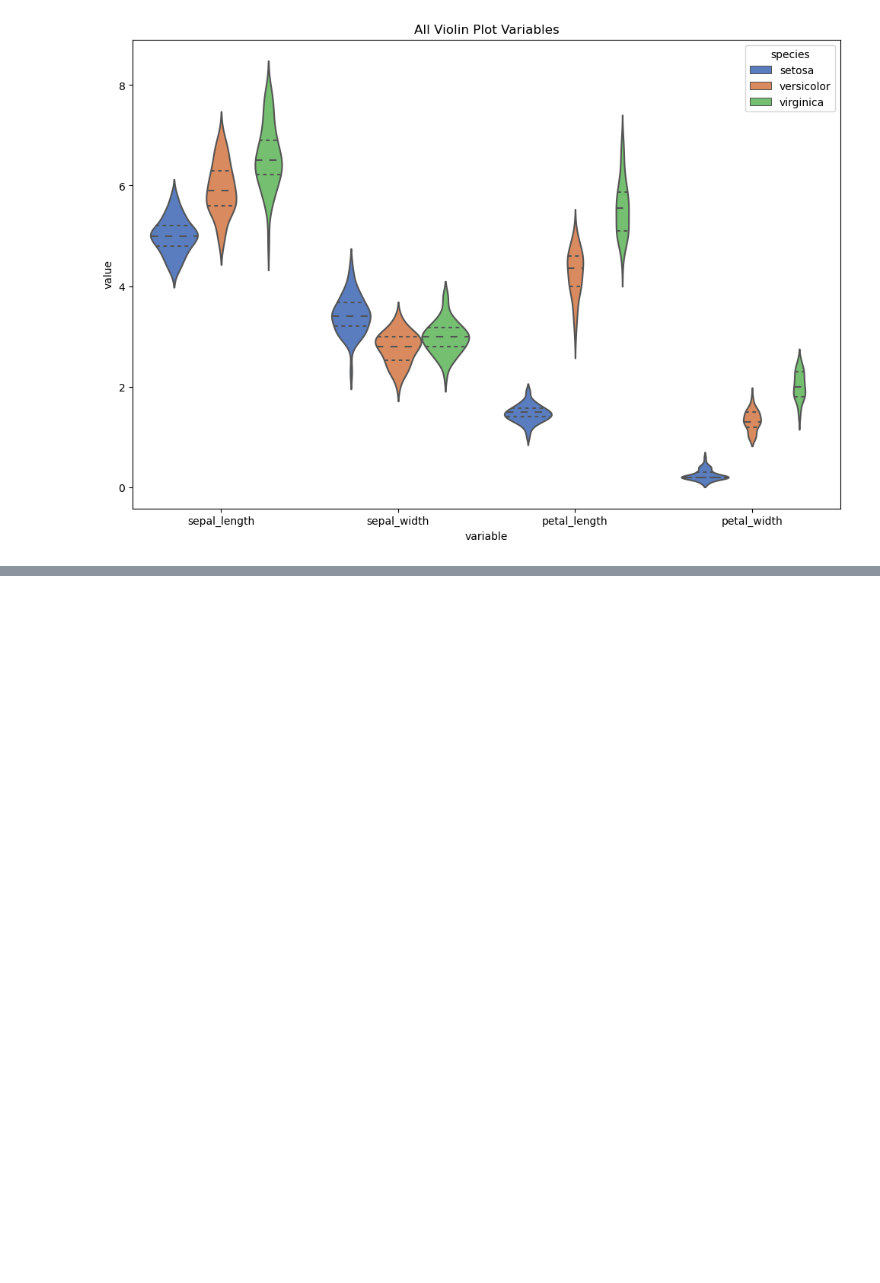
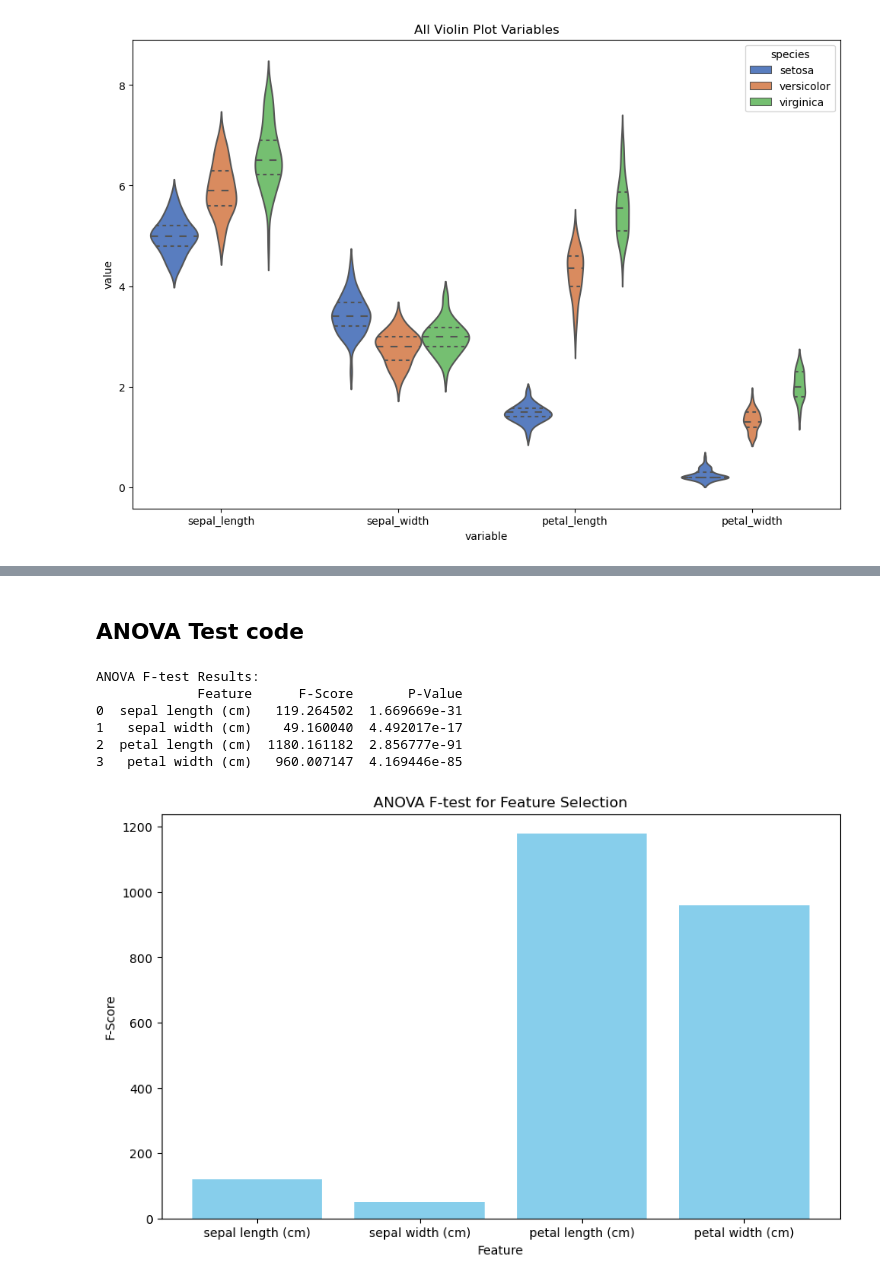
Before and after one commit to Gerbs2193/Fundamentals-of-Data-Analysis, a Jupyter notebook: project.ipynb/project.ipynb, the cells around one changed output, grey strips where cells are left out. Cells and saved outputs as stored; diff of their text form; code cells hidden in the pictures; blank space fills up the shorter version.

```diff
--- a/project.ipynb/project.ipynb
+++ b/project.ipynb/project.ipynb
@@ -406,0 +490,35 @@ Same findings as above violin plots, I simply wanted nto see them all in one. Ag
+# %% [markdown]
+## ANOVA Test code
+# %%
+import numpy as np
+import pandas as pd
+import matplotlib.pyplot as plt
+from sklearn.datasets import load_iris
+from sklearn.feature_selection import f_classif
+iris = load_iris()
+X = iris.data
+y = iris.target
+
+# ANOVA features
+f_scores, p_values = f_classif(X, y)
+
+# F-scores and p-values
+feature_names = iris.feature_names
+anova_results = pd.DataFrame({'Feature': feature_names, 'F-Score': f_scores, 'P-Value': p_values})
+
+print("ANOVA F-test Results:")
+print(anova_results)
+plt.figure(figsize=(10, 6))
+plt.bar(feature_names, f_scores, color='skyblue')
+plt.title('ANOVA F-test for Feature Selection')
+plt.xlabel('Feature')
+plt.ylabel('F-Score')
+plt.show()
+# %% [output]
+ANOVA F-test Results:
+             Feature      F-Score       P-Value
+0  sepal length (cm)   119.264502  1.669669e-31
+1   sepal width (cm)    49.160040  4.492017e-17
+2  petal length (cm)  1180.161182  2.856777e-91
+3   petal width (cm)   960.007147  4.169446e-85
+[figure, added]
```
Also changed, not shown: parts of 42 cells of this notebook.
